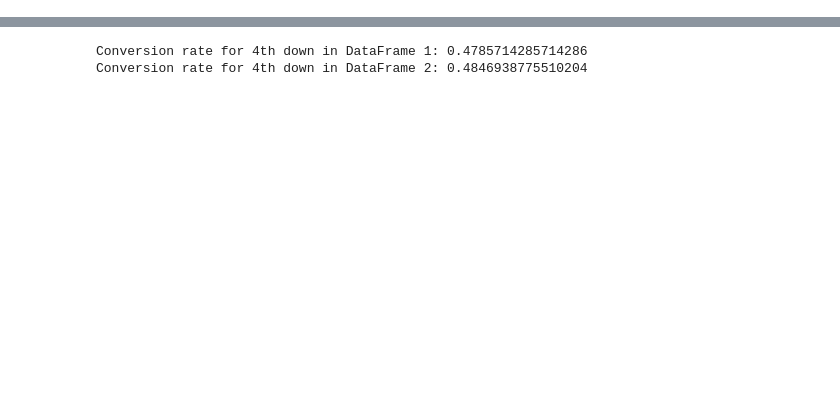
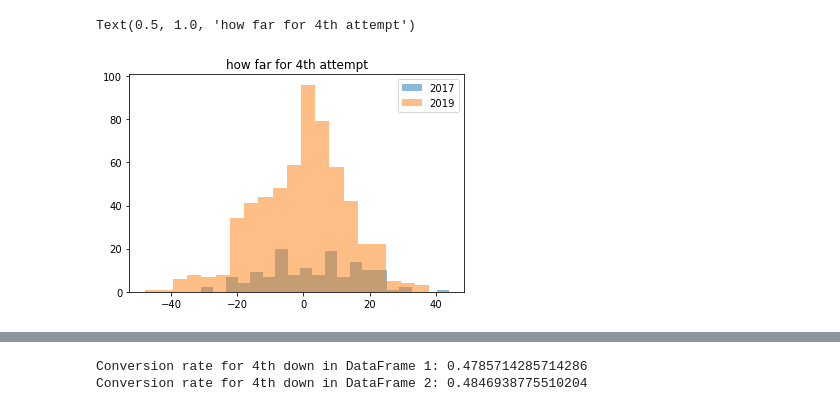
Before and after one commit to butzujac/CMSE-202-Project-NFL4thDowns, a Jupyter notebook: How has 4th changed.ipynb, the cells around one changed output, grey strips where cells are left out. Cells and saved outputs as stored; diff of their text form; code cells hidden in the pictures; blank space fills up the shorter version.

```diff
--- a/How has 4th changed.ipynb
+++ b/How has 4th changed.ipynb
@@ -23,0 +46,10 @@ plt.legend(loc='upper right')
+# %%
+plt.hist(df2017['score_diff'], bins=20, alpha=0.5, label='2017')
+plt.hist(df2019['score_diff'], bins=20, alpha=0.5, label='2019')
+
+plt.legend(loc='upper right')
+plt.title('how far for 4th attempt')
+#plt.save('location.jpg')
+# %% [output]
+Text(0.5, 1.0, 'how far for 4th attempt')
+[figure, added]
```
Also changed, not shown: parts of 7 cells of this notebook, 4 other files.
